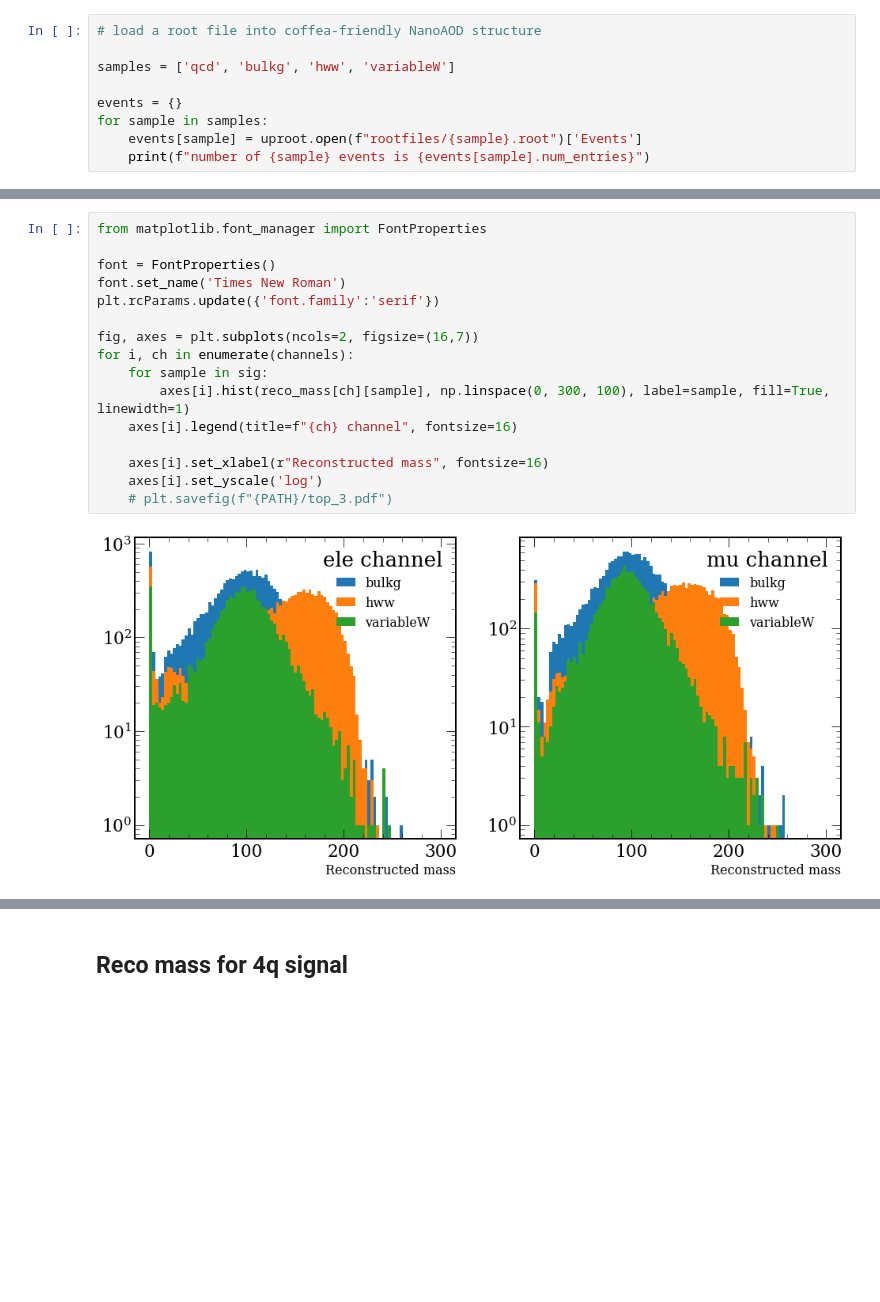
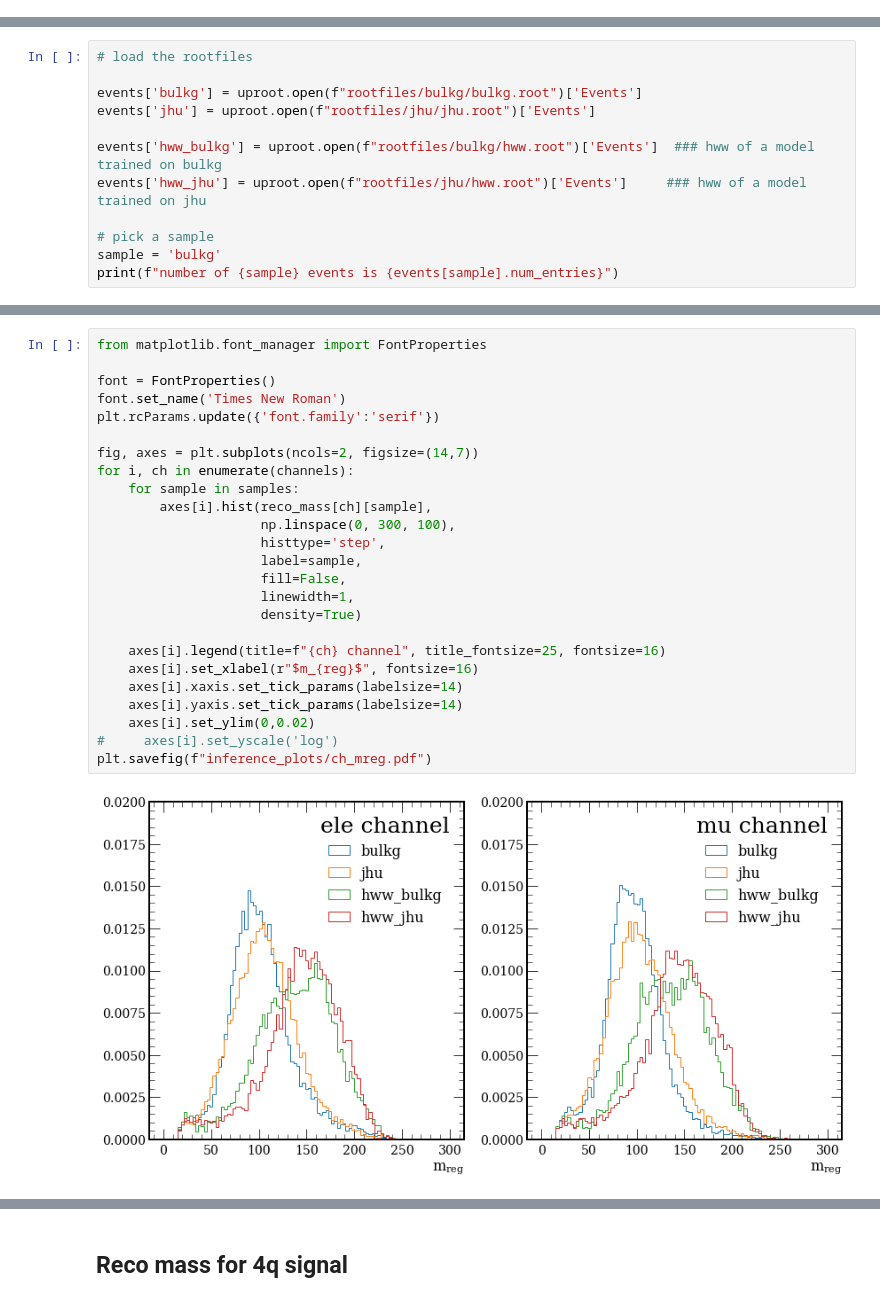
Before and after one commit to farakiko/weaver, a Jupyter notebook: binder/plotting_inference.ipynb, the cells around one changed output, grey strips where cells are left out. Saved outputs shown, nothing was run; the diff lists cells and outputs as text; blank space fills up the shorter version.

```diff
--- a/binder/plotting_inference.ipynb
+++ b/binder/plotting_inference.ipynb
@@ -37,9 +32,0 @@ bulkg.root     hww.root       qcd.root       variableW.root
-# %%
-# load a root file into coffea-friendly NanoAOD structure
-
-samples = ['qcd', 'bulkg', 'hww', 'variableW']
-
-events = {}
-for sample in samples:
-    events[sample] = uproot.open(f"rootfiles/{sample}.root")['Events']
-    print(f"number of {sample} events is {events[sample].num_entries}")
@@ -50,0 +33,12 @@ number of variableW events is 514478
+# %%
+# load the rootfiles
+
+events['bulkg'] = uproot.open(f"rootfiles/bulkg/bulkg.root")['Events']
+events['jhu'] = uproot.open(f"rootfiles/jhu/jhu.root")['Events']
+
+events['hww_bulkg'] = uproot.open(f"rootfiles/bulkg/hww.root")['Events']  ### hww of a model trained on bulkg
+events['hww_jhu'] = uproot.open(f"rootfiles/jhu/hww.root")['Events']     ### hww of a model trained on jhu
+
+# pick a sample
+sample = 'bulkg'
+print(f"number of {sample} events is {events[sample].num_entries}")
@@ -101,18 +111,27 @@ for ch in channels:
 # %%
 from matplotlib.font_manager import FontProperties
 
 font = FontProperties()
 font.set_name('Times New Roman')
 plt.rcParams.update({'font.family':'serif'})
 
-fig, axes = plt.subplots(ncols=2, figsize=(16,7))
+fig, axes = plt.subplots(ncols=2, figsize=(14,7))
 for i, ch in enumerate(channels):
-    for sample in sig:
-        axes[i].hist(reco_mass[ch][sample], np.linspace(0, 300, 100), label=sample, fill=True, linewidth=1)
-    axes[i].legend(title=f"{ch} channel", fontsize=16)
+    for sample in samples:
+        axes[i].hist(reco_mass[ch][sample],
+                     np.linspace(0, 300, 100),
+                     histtype='step',
+                     label=sample,
+                     fill=False,
+                     linewidth=1,
+                     density=True)
 
-    axes[i].set_xlabel(r"Reconstructed mass", fontsize=16)
-    axes[i].set_yscale('log')
-    # plt.savefig(f"{PATH}/top_3.pdf")
+    axes[i].legend(title=f"{ch} channel", title_fontsize=25, fontsize=16)
+    axes[i].set_xlabel(r"$m_{reg}$", fontsize=16)
+    axes[i].xaxis.set_tick_params(labelsize=14)
+    axes[i].yaxis.set_tick_params(labelsize=14)
+    axes[i].set_ylim(0,0.02)
+#     axes[i].set_yscale('log')
+plt.savefig(f"inference_plots/ch_mreg.pdf")
 # %% [output]
-[figure, old version]
+[figure, new version]
```
Also changed, not shown: parts of 19 cells of this notebook.
